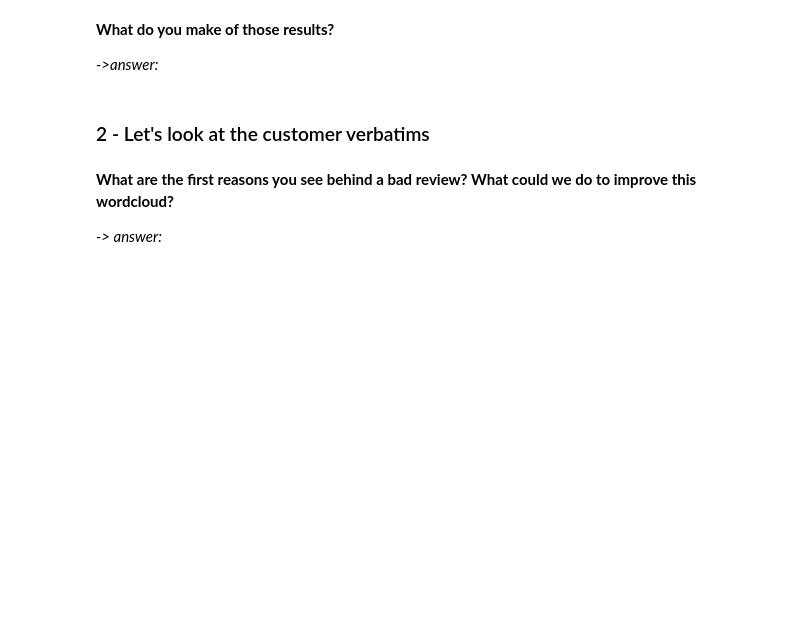
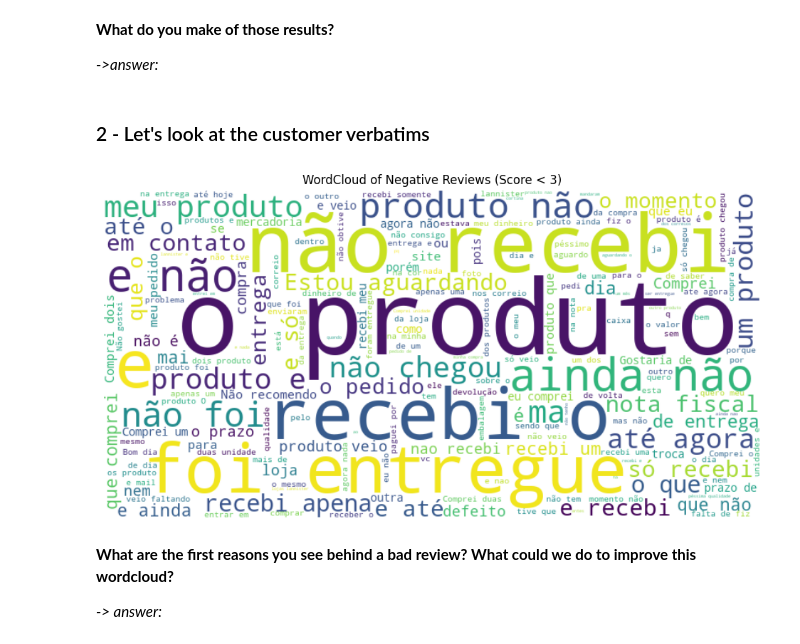
Before and after one commit to khaledngr/albert-hod-shared, a Jupyter notebook: notebooks/hod-olist-analysis.ipynb, the cells around one changed output. Cells and saved outputs as stored; diff of their text form; code cells hidden in the pictures; blank space fills up the shorter version.

```diff
--- a/notebooks/hod-olist-analysis.ipynb
+++ b/notebooks/hod-olist-analysis.ipynb
@@ -347,7 +366,16 @@ NameError: name 'df' is not defined
 # %%
 # Create a wordcloud on orders with negative reviews only
 
-'your code'
+negative_reviews = df[df['review_score'] < 3]['review_comment_message'].dropna()
+text = ' '.join(negative_reviews.astype(str))
+wordcloud = WordCloud(width=800, height=400, background_color='white').generate(text)
+plt.figure(figsize=(12, 6))
+plt.imshow(wordcloud, interpolation='bilinear')
+plt.axis('off')
+plt.title('WordCloud of Negative Reviews (Score < 3)')
+plt.show()
+# %% [output]
+[figure, added]
 # %% [markdown]
 **What are the first reasons you see behind a bad review? What could we do to improve this wordcloud?**
 
```
Also changed, not shown: parts of 24 cells of this notebook, 4 other files.
